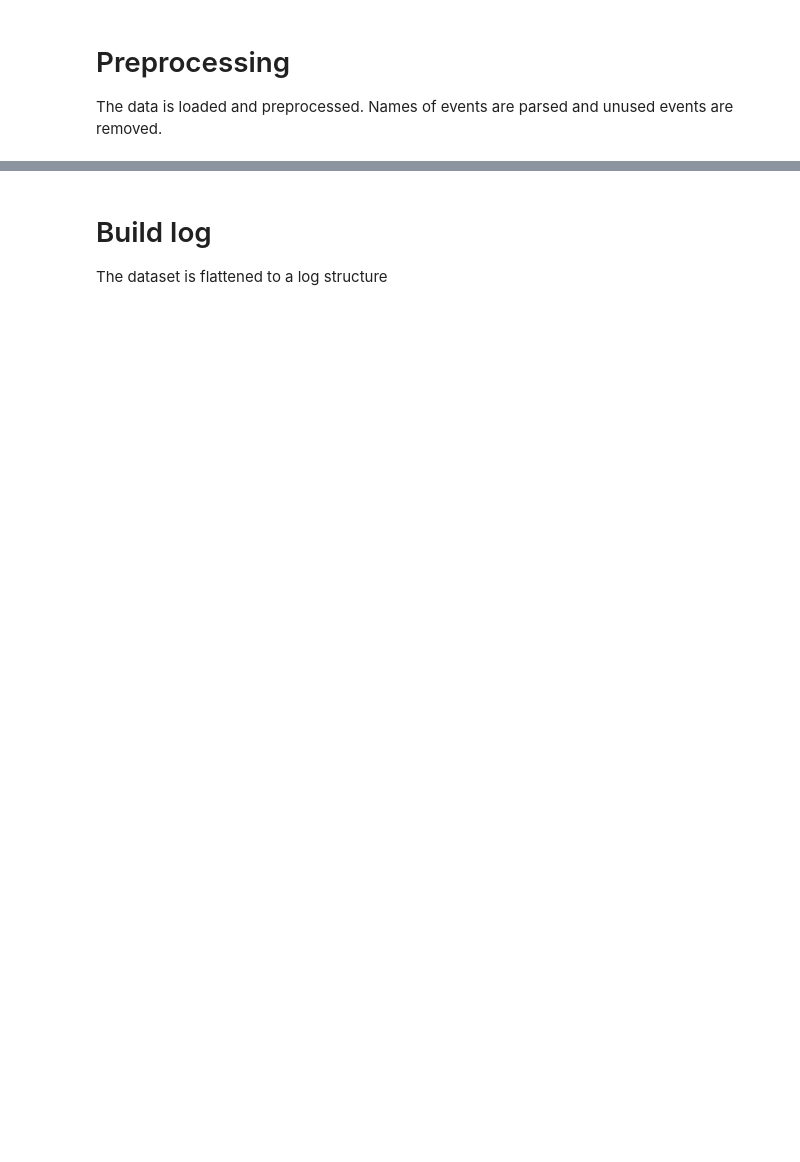
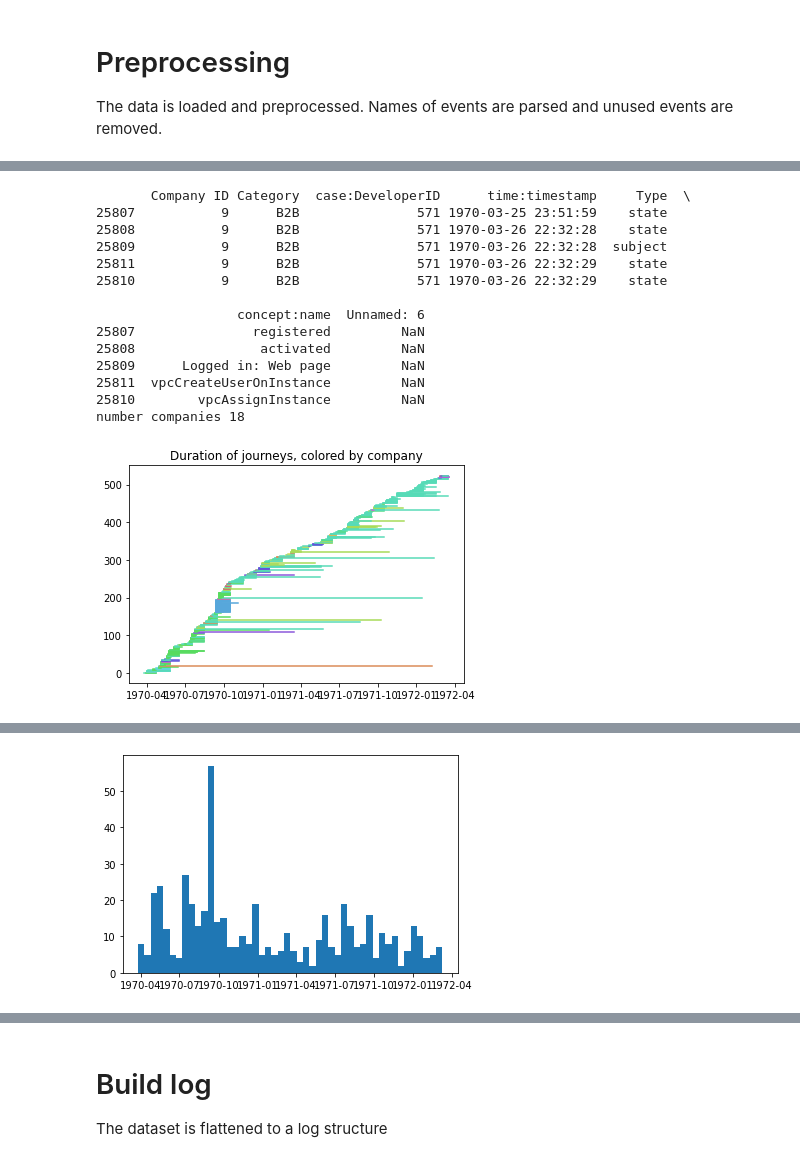
Before and after one commit to smartjourneymining/User-Journey-Games, a Jupyter notebook: case_study.ipynb, the cells around one changed output, grey strips where cells are left out. Cells and saved outputs as stored; diff of their text form; code cells hidden in the pictures; blank space fills up the shorter version.

```diff
--- a/case_study.ipynb
+++ b/case_study.ipynb
@@ -91,0 +124,49 @@ Histograms
+# %%
+# investigate starting time-stamp
+print(filtered_df.head())
+times = {}
+companies = {}
+developers = set(filtered_df['case:DeveloperID'])
+
+for d in developers:
+    reduced = filtered_df[filtered_df['case:DeveloperID']==d]
+    assert(len(set(reduced["Company ID"])) == 1)
+    companies[d] = list(set(reduced["Company ID"]))[0]
+    times[d] = (min(reduced["time:timestamp"]), max(reduced["time:timestamp"]))
+
+number_companies = len(set(companies.values()))
+company_iterator = {c : i for c,i in zip(set(companies.values()), range(number_companies))}
+print("number companies", number_companies)
+
+sorted_times = sorted(times.items(), key=lambda item: item[1])
+
+count = 0
+for t in sorted_times:
+    company_it = company_iterator[companies[t[0]]]
+    plt.plot([t[1][0],t[1][1]], [count, count], c=sns.color_palette("hls", number_companies)[company_it])
+    count += 1
+plt.title("Duration of journeys, colored by company")
+plt.show()
+
+started = filtered_df[filtered_df["concept:name"]=="registered"]
+starting_times = started["time:timestamp"]
+end_times = filtered_df.groupby(['case:DeveloperID']).max()["time:timestamp"]
+print(min(starting_times), max(starting_times)) # two years
+plt.hist(starting_times, 48)
+plt.show()
+# %% [output]
+       Company ID Category  case:DeveloperID      time:timestamp     Type  \
+25807           9      B2B               571 1970-03-25 23:51:59    state
+25808           9      B2B               571 1970-03-26 22:32:28    state
+25809           9      B2B               571 1970-03-26 22:32:28  subject
+25811           9      B2B               571 1970-03-26 22:32:29    state
+25810           9      B2B               571 1970-03-26 22:32:29    state
+
+                  concept:name  Unnamed: 6
+25807               registered         NaN
+25808                activated         NaN
+25809      Logged in: Web page         NaN
+25811  vpcCreateUserOnInstance         NaN
+25810        vpcAssignInstance         NaN
+number companies 18
+[figure, added]
@@ -91,0 +174 @@ Histograms
+[figure, added]
```
Also changed, not shown: parts of 46 cells of this notebook.
